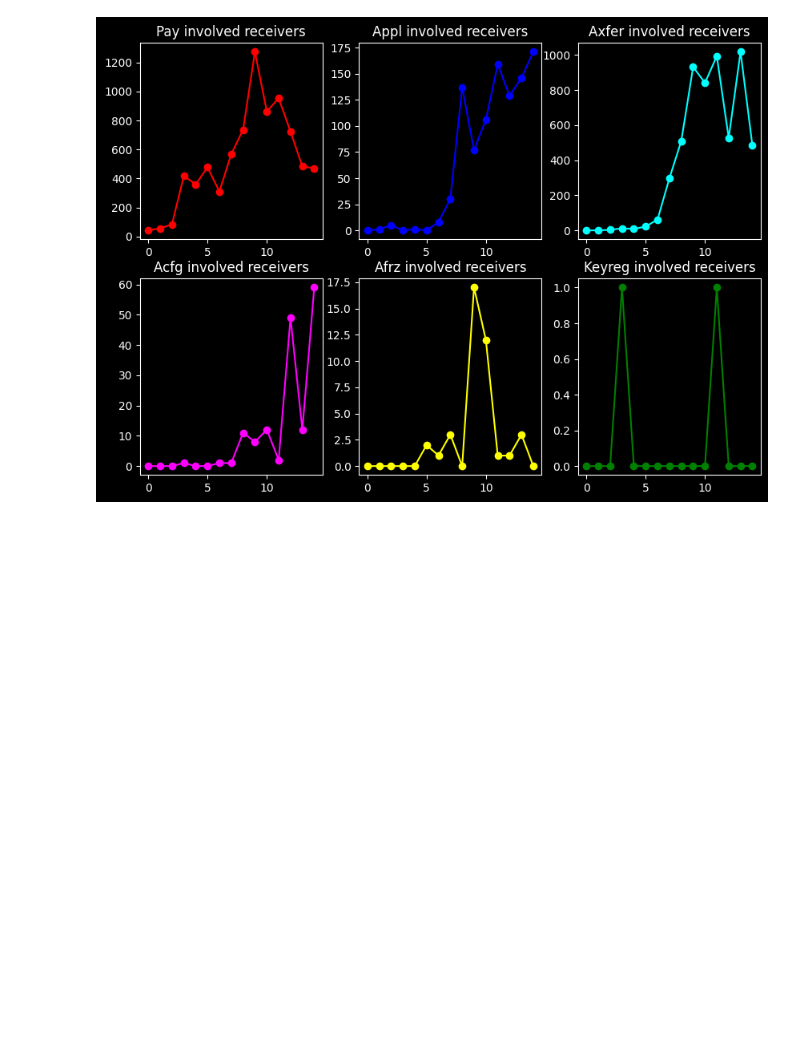
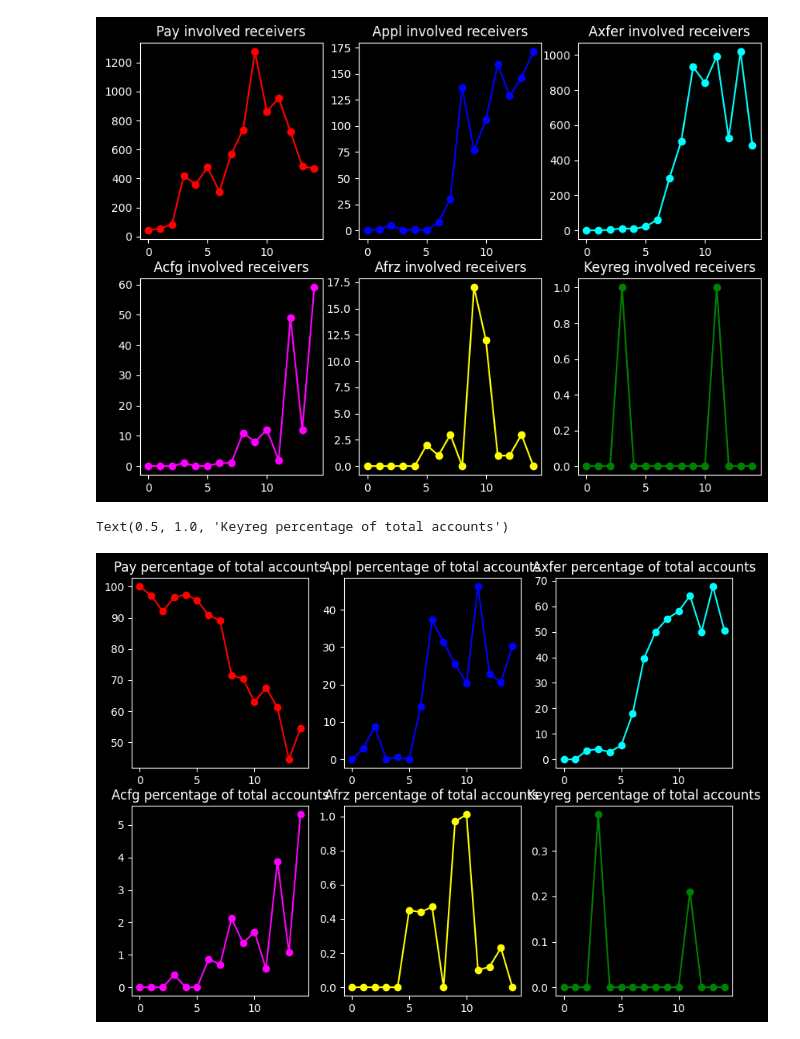
Before and after one commit to juanmir227/Algo-Research, a Jupyter notebook: data_exploration/lists_exploration.ipynb, the cells around one changed output. Saved outputs shown, nothing was run; the diff lists cells and outputs as text; code cells hidden in the pictures; blank space fills up the shorter version.

```diff
--- a/data_exploration/lists_exploration.ipynb
+++ b/data_exploration/lists_exploration.ipynb
@@ -398,3 +437,69 @@ axis[1, 2].set_title("Keyreg involved receivers")
 # %% [output]
 Text(0.5, 1.0, 'Keyreg involved receivers')
 [figure]
+# %%
+percentage_of_total_accounts_per_type
+pay_percentage_of_total_accounts = []
+appl_percentage_of_total_accounts = []
+axfer_percentage_of_total_accounts = []
+acfg_percentage_of_total_accounts = []
+keyreg_percentage_of_total_accounts = []
+afrz_percentage_of_total_accounts = []
+
+for i in range(len(percentage_of_total_accounts_per_type)):
+    if 'pay' in percentage_of_total_accounts_per_type[i]:
+        pay_percentage_of_total_accounts.append(percentage_of_total_accounts_per_type[i]['pay'])
+    else:
+        pay_percentage_of_total_accounts.append(0)
+
+    if 'appl' in percentage_of_total_accounts_per_type[i]:
+        appl_percentage_of_total_accounts.append(percentage_of_total_accounts_per_type[i]['appl'])
+    else:
+        appl_percentage_of_total_accounts.append(0)
+    if 'axfer' in percentage_of_total_accounts_per_type[i]:
+        axfer_percentage_of_total_accounts.append(percentage_of_total_accounts_per_type[i]['axfer'])
+    else:
+        axfer_percentage_of_total_accounts.append(0)
+    if 'acfg' in percentage_of_total_accounts_per_type[i]:
+        acfg_percentage_of_total_accounts.append(percentage_of_total_accounts_per_type[i]['acfg'])
+    else:
+        acfg_percentage_of_total_accounts.append(0)
+    if 'keyreg' in percentage_of_total_accounts_per_type[i]:
+        keyreg_percentage_of_total_accounts.append(percentage_of_total_accounts_per_type[i]['keyreg'])
+    else:
+        keyreg_percentage_of_total_accounts.append(0)
+    if 'afrz' in percentage_of_total_accounts_per_type[i]:
+        afrz_percentage_of_total_accounts.append(percentage_of_total_accounts_per_type[i]['afrz'])
+    else:
+        afrz_percentage_of_total_accounts.append(0)
+
+plt.rc('figure', figsize= (10,7))
+plt.style.use('dark_background')
+
+figure, axis = plt.subplots(2, 3)
+# For Sine Function
+axis[0, 0].plot(pay_percentage_of_total_accounts, 'o-', color = 'red')
+axis[0, 0].set_title("Pay percentage of total accounts")
+
+# For Cosine Function
+axis[0, 1].plot(appl_percentage_of_total_accounts, 'o-', color = 'blue')
+axis[0, 1].set_title("Appl percentage of total accounts")
+
+# For Tangent Function
+axis[0, 2].plot(axfer_percentage_of_total_accounts, 'o-', color = 'cyan')
+axis[0, 2].set_title("Axfer percentage of total accounts")
+
+# For Tanh Function
+axis[1, 0].plot(acfg_percentage_of_total_accounts, 'o-', color = 'magenta')
+axis[1, 0].set_title("Acfg percentage of total accounts")
+
+# For Tangent Function
+axis[1, 1].plot(afrz_percentage_of_total_accounts, 'o-', color = 'yellow')
+axis[1, 1].set_title("Afrz percentage of total accounts")
+
+# For Tanh Function
+axis[1, 2].plot(keyreg_percentage_of_total_accounts, 'o-', color = 'green')
+axis[1, 2].set_title("Keyreg percentage of total accounts")
+# %% [output]
+Text(0.5, 1.0, 'Keyreg percentage of total accounts')
+[figure, added]
```
Also changed, not shown: parts of 27 cells of this notebook, 4 other files.
